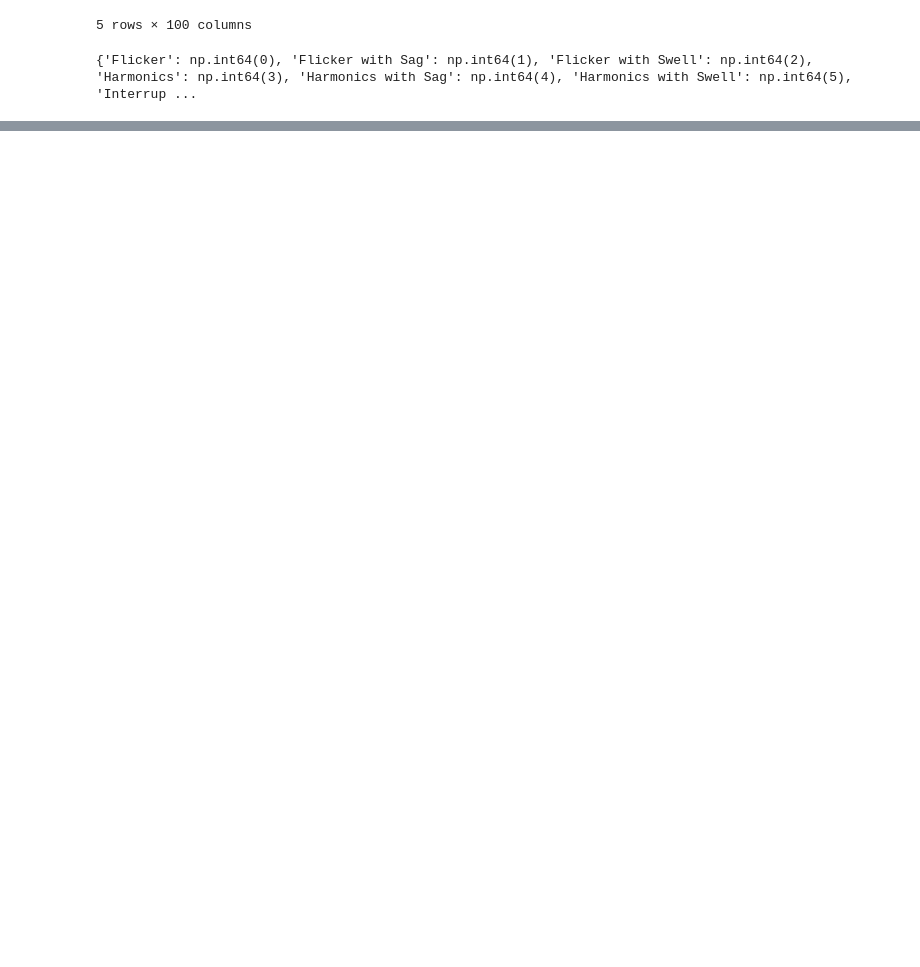
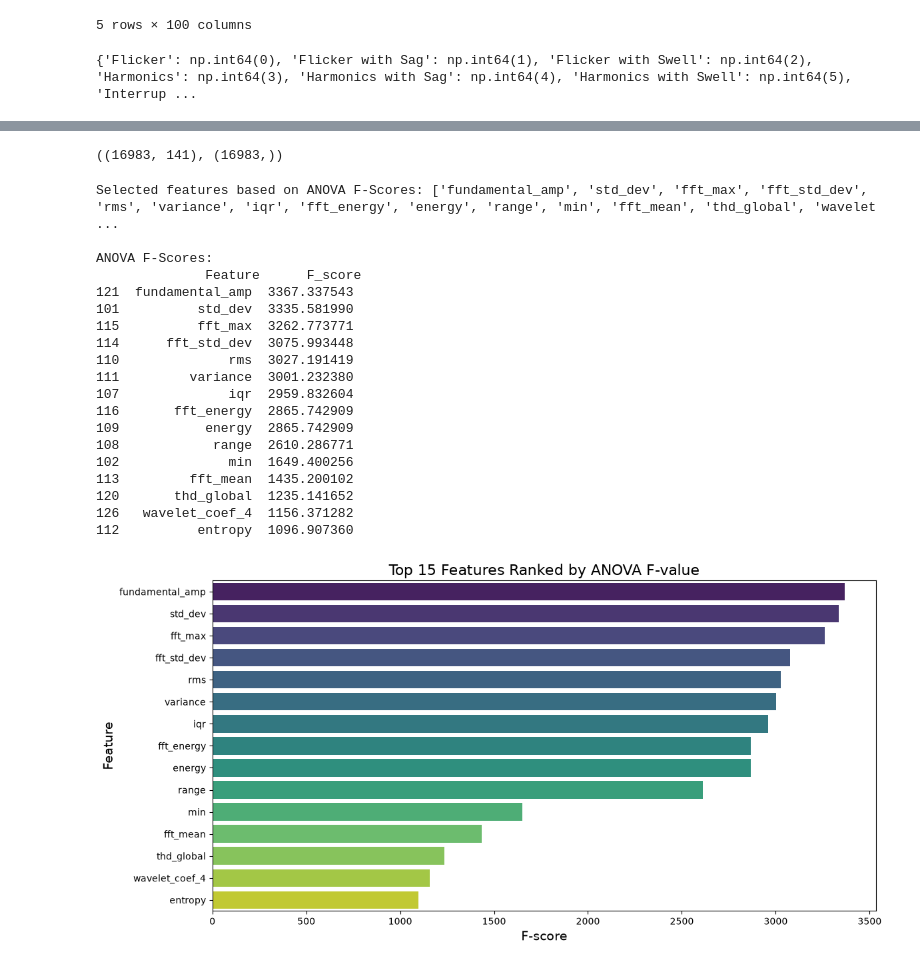
Before and after one commit to SorbieuRnk/PowerQualityDisturbancesClassification, a Jupyter notebook: project.ipynb, the cells around one changed output, grey strips where cells are left out. Cells and saved outputs as stored; diff of their text form; code cells hidden in the pictures; blank space fills up the shorter version.

```diff
--- a/project.ipynb
+++ b/project.ipynb
@@ -382,0 +474,62 @@ final_dataset.head()
+# %%
+from sklearn.preprocessing import LabelEncoder, StandardScaler
+lbl = LabelEncoder()
+std = StandardScaler()
+y = final_dataset['class']
+# %%
+features.shape, y.shape
+# %% [output]
+((16983, 141), (16983,))
+# %%
+# 1️⃣ Replace Infinite Values with NaN
+features.replace([np.inf, -np.inf], np.nan, inplace=True)
+
+# 2️⃣ Fill NaN Values (Choose One Option)
+features = features.fillna(features.mean())
+
+from sklearn.feature_selection import f_classif
+
+# Compute ANOVA F-values
+f_values, p_values = f_classif(features, y)
+
+# Create DataFrame of results
+anova_results = pd.DataFrame({'Feature': features.columns, 'F_score': f_values})
+anova_results = anova_results.sort_values(by='F_score', ascending=False)
+
+# Print the selected features
+selected_features = anova_results['Feature'].head(15).tolist()
+print("Selected features based on ANOVA F-Scores:", selected_features)
+print("\nANOVA F-Scores:\n", anova_results.head(15))
+
+# Step 4: Sort features by F-score (descending)
+feature_scores = anova_results.sort_values(by='F_score', ascending=False).head(15)
+
+# Step 5: Plot
+plt.figure(figsize=(12, 6))
+sns.barplot(x='F_score', y='Feature', data=feature_scores, palette='viridis')
+plt.title('Top 15 Features Ranked by ANOVA F-value', fontsize=16)
+plt.xlabel('F-score', fontsize=14)
+plt.ylabel('Feature', fontsize=14)
+plt.tight_layout()
+plt.show()
+# %% [output]
+Selected features based on ANOVA F-Scores: ['fundamental_amp', 'std_dev', 'fft_max', 'fft_std_dev', 'rms', 'variance', 'iqr', 'fft_energy', 'energy', 'range', 'min', 'fft_mean', 'thd_global', 'wavelet ...
+
+ANOVA F-Scores:
+              Feature      F_score
+121  fundamental_amp  3367.337543
+101          std_dev  3335.581990
+115          fft_max  3262.773771
+114      fft_std_dev  3075.993448
+110              rms  3027.191419
+111         variance  3001.232380
+107              iqr  2959.832604
+116       fft_energy  2865.742909
+109           energy  2865.742909
+108            range  2610.286771
+102              min  1649.400256
+113         fft_mean  1435.200102
+120       thd_global  1235.141652
+126   wavelet_coef_4  1156.371282
+112          entropy  1096.907360
+[figure, added]
```
Also changed, not shown: parts of 12 cells of this notebook, 3 other files.
